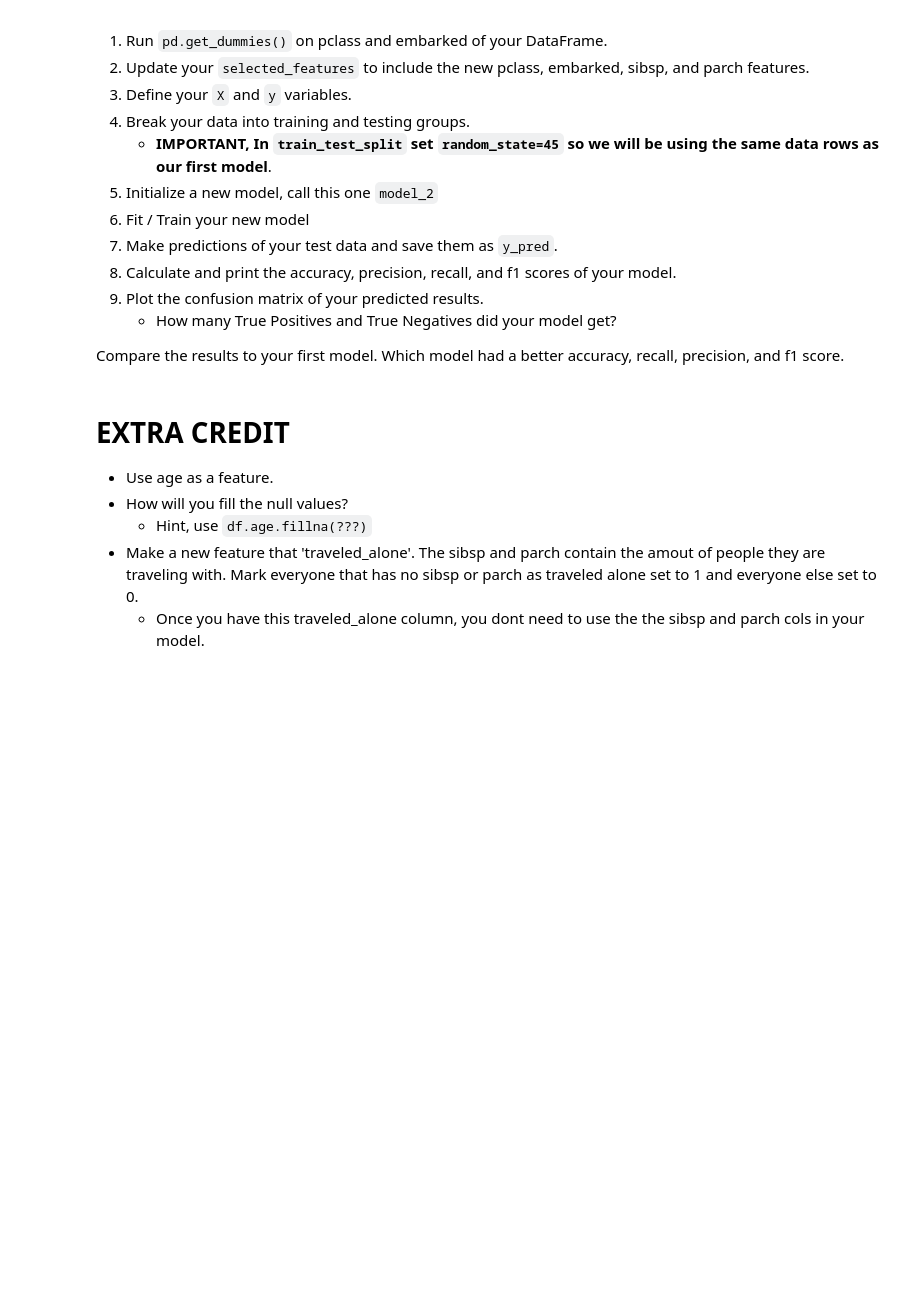
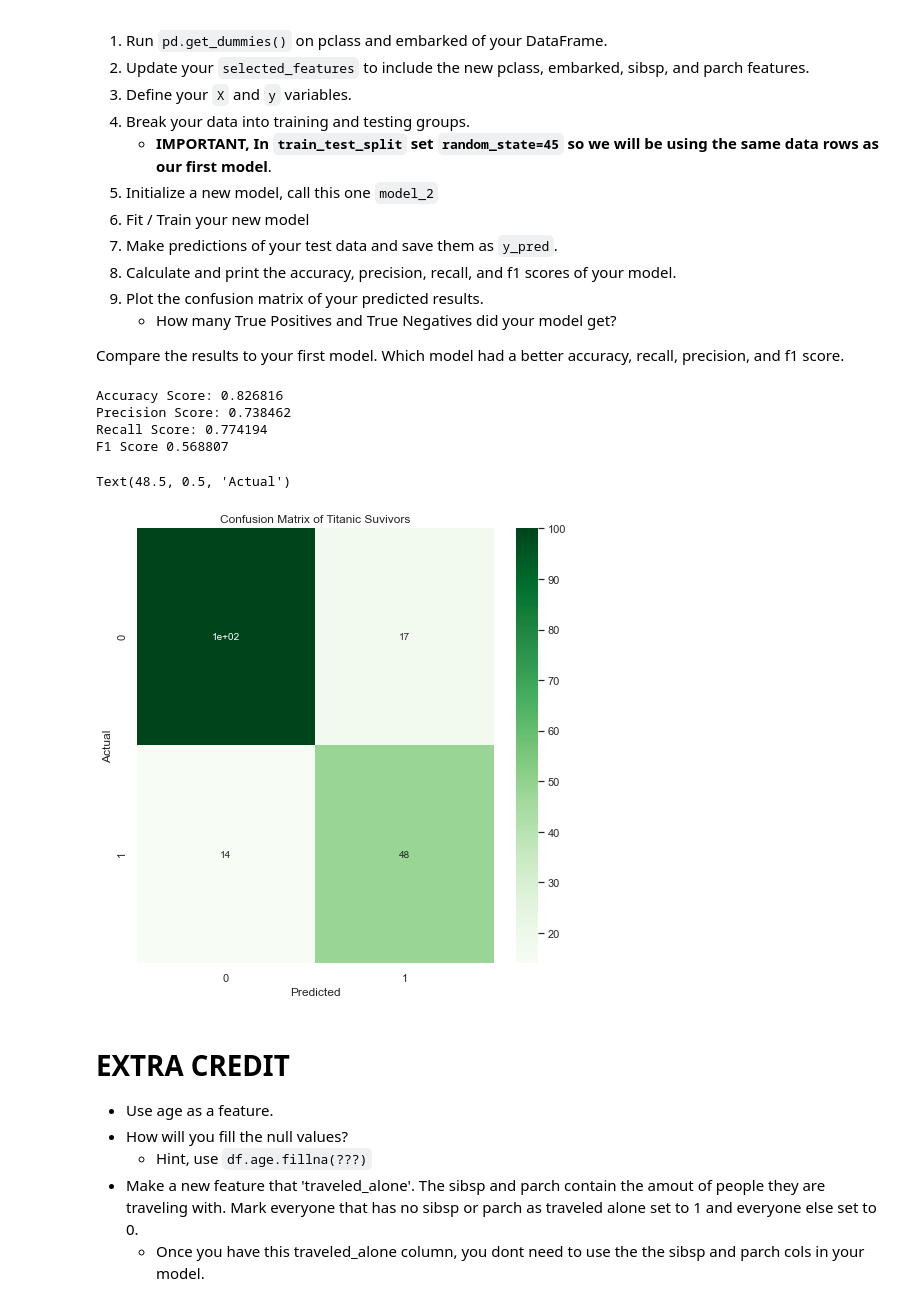
Before and after one commit to kareemIt/2021-spring-data-science, a Jupyter notebook: Week4-ML-Intro-Classification/Exercise-Logistic-Regression.ipynb, the cells around one changed output. Cells and saved outputs as stored; diff of their text form; code cells hidden in the pictures; blank space fills up the shorter version.

```diff
--- a/Week4-ML-Intro-Classification/Exercise-Logistic-Regression.ipynb
+++ b/Week4-ML-Intro-Classification/Exercise-Logistic-Regression.ipynb
@@ -184,46 +226,65 @@ Compare the results to your first model. Which model had a better accuracy, reca
 df = pd.read_csv('data/titanic.csv')
 
 # Run pd.get_dummies on pclass and embarked of your DataFrame.
-
+df = pd.get_dummies(df, columns=['pclass', 'embarked'], drop_first=True)
 
 # Update your `selected_features` to include the new pclass and embarked features.
+selected_features = ["pclass_2", "pclass_3", "embarked_Q", "embarked_S", "sibsp", "parch"]
 
 # Define your X and y variables
-
+X = df[selected_features]
+y = df["survived"] # what we are testing for
 
 # Split our data into testing and training.
 # !!! Remeber to use the same random state as you used before
-
+X_train, X_test, y_train, y_test = train_test_split(X, y, test_size=0.2, random_state=45)
 
 # Initalize our model_2
 model_2 = LogisticRegression()
 
 # Fit / Train our model using our training data.
+model_2.fit(X_train, y_train)
 
 # Make new predicitions using our testing data.
+y_pred = model_2.predict(X_test)
 
 # Calculate our accuracy
-accuracy_2 = ???
+accuracy_2 = accuracy_score(y_test, y_prediction)
 
 # Calculate our precision score
-precision_2 = ???
+precision_2 = precision_score(y_test, y_prediction)
 
 # Calculate our recall score
-recall_2 = ???
+recall_2 = recall_score(y_test, y_prediction)
 
 # Calculate your f1-score
-f1_2 = ???
+f1_2 = f1_score(y_test, y_pred)
 
 # Print each of our scores to inspect performance.
 print("Accuracy Score: %f" % accuracy_2)
 print("Precision Score: %f" % precision_2)
 print("Recall Score: %f" % recall_2)
 print('F1 Score %f' % f1_2)
 
 # Plot your confusion matrix.
+cm = confusion_matrix(y_test, y_prediction)
+
+tn, fp, fn, tp = confusion_matrix(y_test, y_prediction).ravel()
+
 fig = plt.figure(figsize=(8,8))
+ax = sns.heatmap(cm, annot=True, cmap='Greens')
+plt.title("Confusion Matrix of Titanic Suvivors")
 plt.xlabel('Predicted')
-plt.ylabel('Actual');
+plt.ylabel('Actual')
+
+# ummmm no difference??
+# %% [output]
+Accuracy Score: 0.826816
+Precision Score: 0.738462
+Recall Score: 0.774194
+F1 Score 0.568807
+Text(48.5, 0.5, 'Actual')
+[figure, added]
 # %% [markdown]
 # EXTRA CREDIT
 * Use age as a feature.
```
Also changed, not shown: parts of 9 cells of this notebook.
